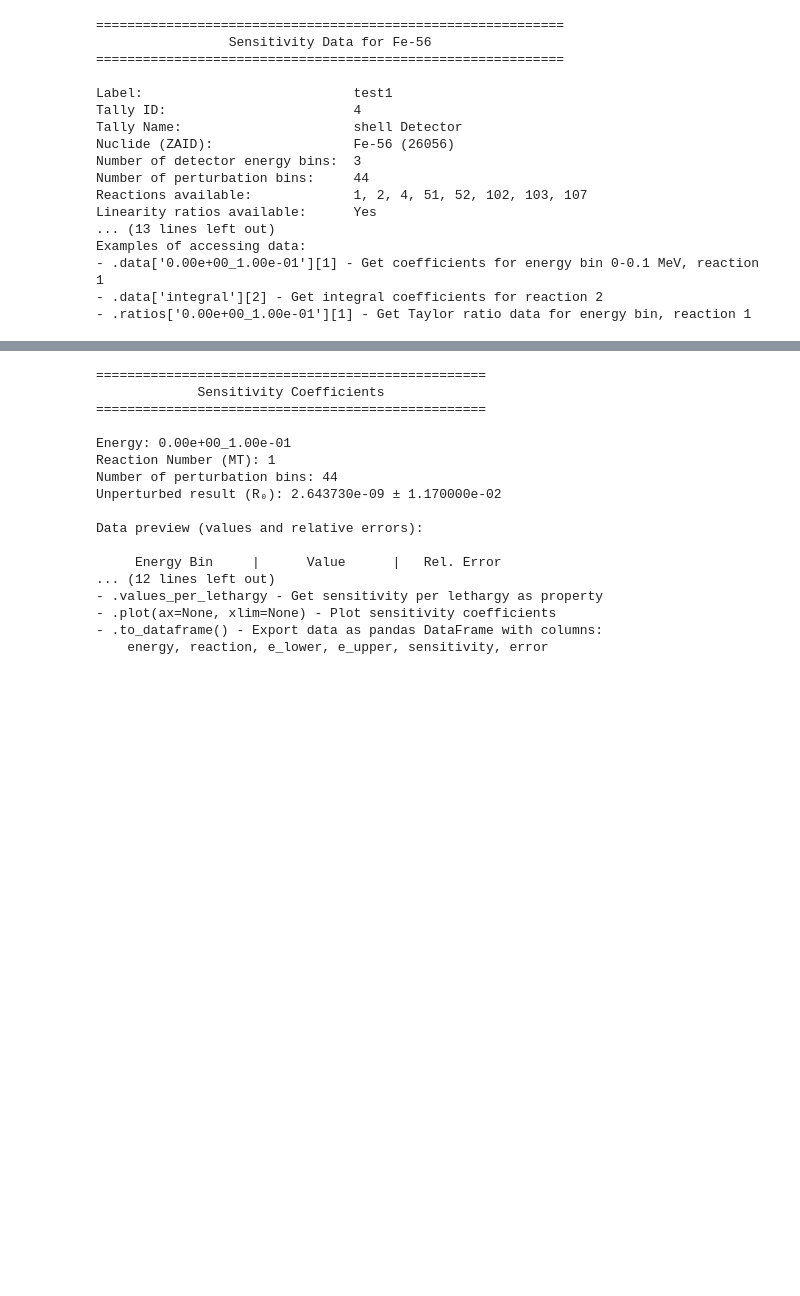
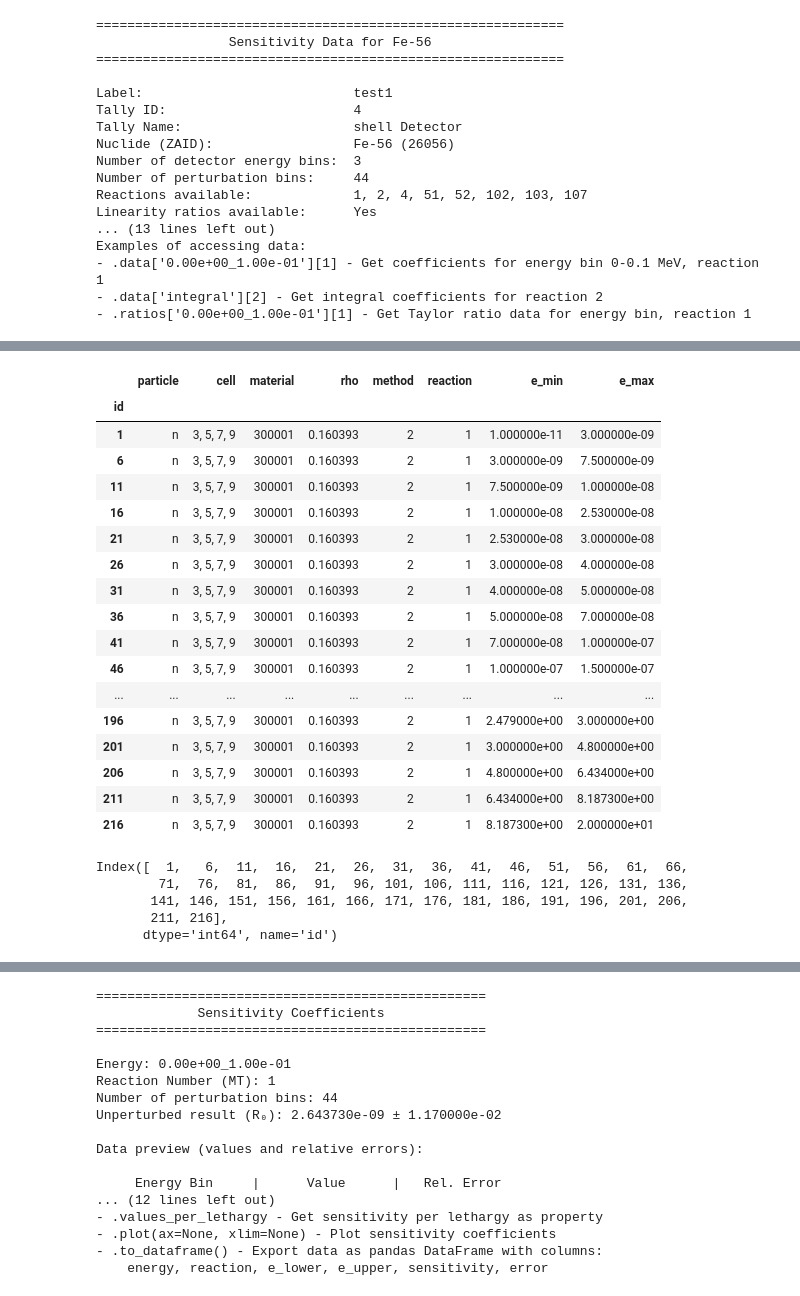
Before and after one commit to monleon96/kika, a Jupyter notebook: examples/output_parser.ipynb, the cells around one changed output, grey strips where cells are left out. Saved outputs shown, nothing was run; the diff lists cells and outputs as text; code cells hidden in the pictures; blank space fills up the shorter version.

```diff
--- a/examples/output_parser.ipynb
+++ b/examples/output_parser.ipynb
@@ -91,0 +136,4 @@ pert_df
+# %%
+perturbations = mcnpy.read_mcnp(inputfile).perturbation
+# %%
+dfpert = perturbations.to_dataframe()
@@ -91,0 +157,31 @@ pert_df
+# %%
+filtered_dfpert = dfpert[(dfpert['reaction'] == 1) & (dfpert['method'] == 2)]
+filtered_dfpert
+# %% [output]
+|  | particle | cell | material | rho | method | reaction | e_min | e_max |
+| id |  |  |  |  |  |  |  |  |
+| 1 | n | 3, 5, 7, 9 | 300001 | 0.160393 | 2 | 1 | 1.000000e-11 | 3.000000e-09 |
+| 6 | n | 3, 5, 7, 9 | 300001 | 0.160393 | 2 | 1 | 3.000000e-09 | 7.500000e-09 |
+| 11 | n | 3, 5, 7, 9 | 300001 | 0.160393 | 2 | 1 | 7.500000e-09 | 1.000000e-08 |
+| 16 | n | 3, 5, 7, 9 | 300001 | 0.160393 | 2 | 1 | 1.000000e-08 | 2.530000e-08 |
+| 21 | n | 3, 5, 7, 9 | 300001 | 0.160393 | 2 | 1 | 2.530000e-08 | 3.000000e-08 |
+| 26 | n | 3, 5, 7, 9 | 300001 | 0.160393 | 2 | 1 | 3.000000e-08 | 4.000000e-08 |
+| 31 | n | 3, 5, 7, 9 | 300001 | 0.160393 | 2 | 1 | 4.000000e-08 | 5.000000e-08 |
+| 36 | n | 3, 5, 7, 9 | 300001 | 0.160393 | 2 | 1 | 5.000000e-08 | 7.000000e-08 |
+| 41 | n | 3, 5, 7, 9 | 300001 | 0.160393 | 2 | 1 | 7.000000e-08 | 1.000000e-07 |
+| 46 | n | 3, 5, 7, 9 | 300001 | 0.160393 | 2 | 1 | 1.000000e-07 | 1.500000e-07 |
+| ... | ... | ... | ... | ... | ... | ... | ... | ... |
+| 196 | n | 3, 5, 7, 9 | 300001 | 0.160393 | 2 | 1 | 2.479000e+00 | 3.000000e+00 |
+| 201 | n | 3, 5, 7, 9 | 300001 | 0.160393 | 2 | 1 | 3.000000e+00 | 4.800000e+00 |
+| 206 | n | 3, 5, 7, 9 | 300001 | 0.160393 | 2 | 1 | 4.800000e+00 | 6.434000e+00 |
+| 211 | n | 3, 5, 7, 9 | 300001 | 0.160393 | 2 | 1 | 6.434000e+00 | 8.187300e+00 |
+| 216 | n | 3, 5, 7, 9 | 300001 | 0.160393 | 2 | 1 | 8.187300e+00 | 2.000000e+01 |
+# %%
+list_id = filtered_dfpert.index
+print(list_id)
+# %% [output]
+Index([  1,   6,  11,  16,  21,  26,  31,  36,  41,  46,  51,  56,  61,  66,
+        71,  76,  81,  86,  91,  96, 101, 106, 111, 116, 121, 126, 131, 136,
+       141, 146, 151, 156, 161, 166, 171, 176, 181, 186, 191, 196, 201, 206,
+       211, 216],
+      dtype='int64', name='id')
```
Also changed, not shown: parts of 16 cells of this notebook, 9 other files.
